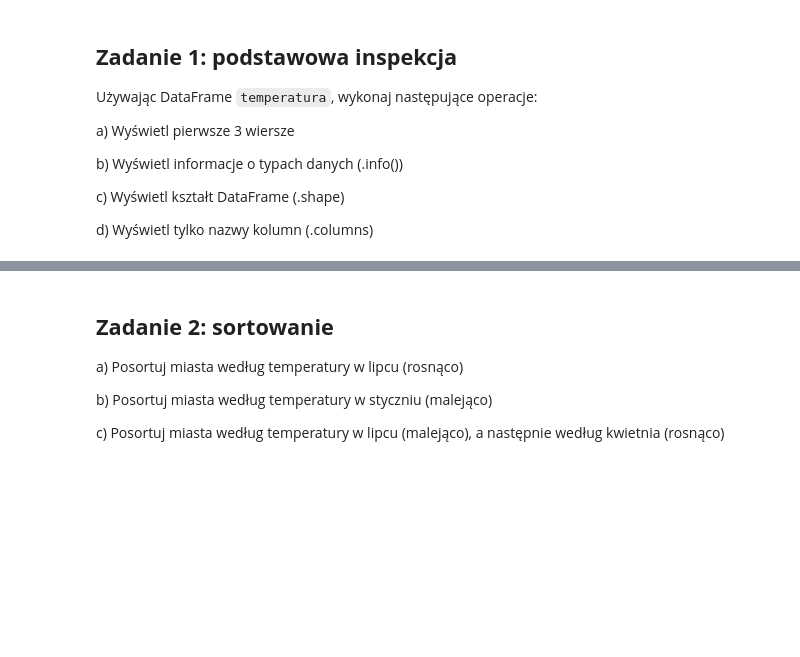
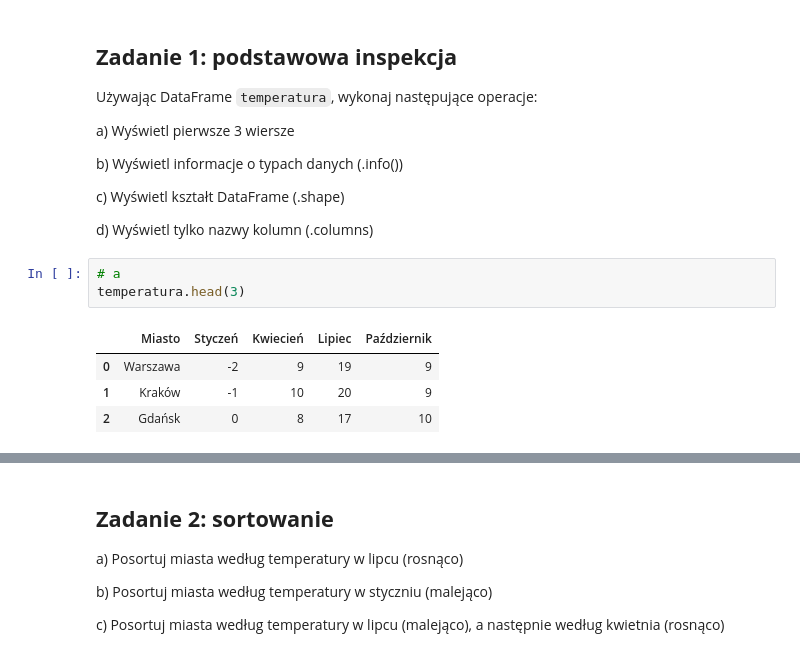
Before and after one commit to HyVeel/eksploracja-danych, a Jupyter notebook: zaj2/wstep_do_pandas.ipynb, the cells around one changed output, grey strips where cells are left out. Cells and saved outputs as stored; diff of their text form; blank space fills up the shorter version.

```diff
--- a/zaj2/wstep_do_pandas.ipynb
+++ b/zaj2/wstep_do_pandas.ipynb
@@ -318,3 +320,11 @@ b) Wyświetl informacje o typach danych (.info())
 c) Wyświetl kształt DataFrame (.shape)
 
 d) Wyświetl tylko nazwy kolumn (.columns)
+# %%
+# a
+temperatura.head(3)
+# %% [output]
+|  | Miasto | Styczeń | Kwiecień | Lipiec | Październik |
+| 0 | Warszawa | -2 | 9 | 19 | 9 |
+| 1 | Kraków | -1 | 10 | 20 | 9 |
+| 2 | Gdańsk | 0 | 8 | 17 | 10 |
```
Also changed, not shown: parts of 28 cells of this notebook.
